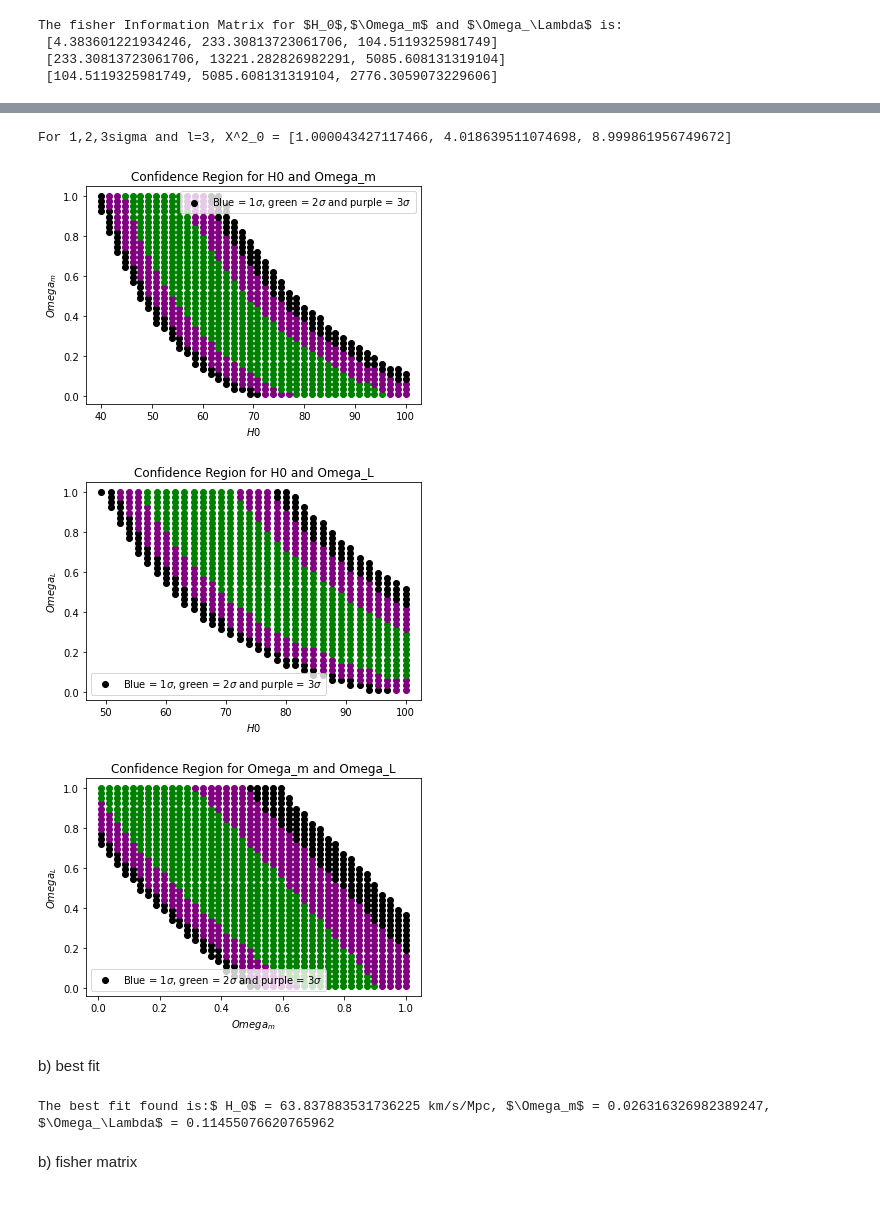
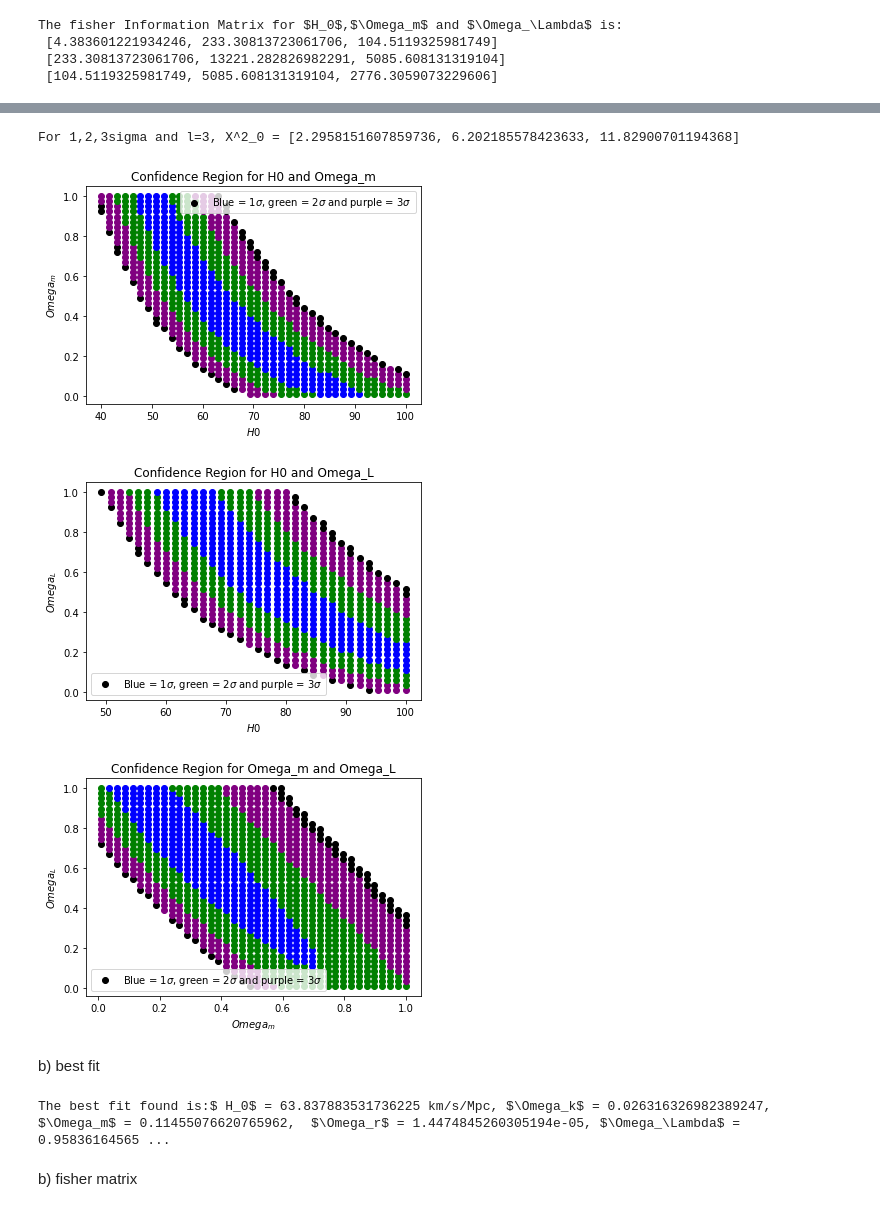
Before and after one commit to eduardojsbarroso/analise_de_dados, a Jupyter notebook: Lista_2_ab.ipynb, the cells around one changed output, grey strips where cells are left out. Saved outputs shown, nothing was run; the diff lists cells and outputs as text; code cells hidden in the pictures.

```diff
--- a/Lista_2_ab.ipynb
+++ b/Lista_2_ab.ipynb
@@ -156,11 +156,11 @@ We know that
 .\end{equation}
 For 1,2 and 3$\sigma$, $\alpha = 0.3173, 0.045, 0.0027$. After finding $X_{0l}$, I will need to compute the likelihood when all the parameters are set free to compute the confidence regions for $\lambda$. Thus, I will now implement the code for $5$ parameters.
 # %%
-x0_list = [scs.chi2.ppf(0.6827, 1), scs.chi2.ppf(0.955, 1), scs.chi2.ppf(0.9973, 1)]
+x0_list = [scs.chi2.ppf(0.6827, 2), scs.chi2.ppf(0.955, 2), scs.chi2.ppf(0.9973, 2)]
 
 print(f"For 1,2,3sigma and l=3, X^2_0 = {x0_list}")
 # %% [output]
-For 1,2,3sigma and l=3, X^2_0 = [1.000043427117466, 4.018639511074698, 8.999861956749672]
+For 1,2,3sigma and l=3, X^2_0 = [2.2958151607859736, 6.202185578423633, 11.82900701194368]
 # %%
 #To find the confidence region, we must compute the parameter values so that -2ln \lambda < x0
 ln_L = sp1.likelihood_ln(sp1.theta['x'])
@@ -170,39 +170,39 @@ interval2 = np.linspace(0.01 ,1.0, 40)
 intervals = [interval0, interval1, interval2]
 pairs = [[0,1],[0,2],[1,2]]
 labels = [['H0', 'Omega_m'],['H0', 'Omega_L'],['Omega_m', 'Omega_L']]
 for p in range (0,3):
     variable1_int=intervals[pairs[p][0]]
     variable2_int=intervals[pairs[p][1]]
     for a in variable1_int:
         for b in variable2_int:
             theta0 = [69.68452706,  0.26529616,  0.74561483]
             theta0[pairs[p][0]] = a
             theta0[pairs[p][1]] = b
             c = ['black']
             label = ['']
             try:
                 lambda_f0 = sp1.likelihood_ln(theta0) / ln_L
-                if lambda_f0<1:
+                if lambda_f0<x0_list[0]:
                     c[0]='blue'
                     label='$1\sigma$'
-                elif lambda_f0 > 1 and lambda_f0 <4:
+                elif lambda_f0 > x0_list[0] and lambda_f0 <x0_list[1]:
                     c[0]='green'
                     label='$2\sigma$'
-                elif lambda_f0 > 4 and lambda_f0 <9:
+                elif lambda_f0 > x0_list[1] and lambda_f0 <x0_list[2]:
                     c[0]='purple'
                     label='$3\sigma$'
                 plt.scatter(a, b, c=c)
             except ValueError:
                 pass
     plt.legend(['Blue = $1\sigma$, green = $2\sigma$ and purple = $3\sigma$'])
     plt.title(f'Confidence Region for {labels[p][0]} and {labels[p][1]}')
     plt.ylabel(f'${labels[p][1]}$')
     plt.xlabel(f'${labels[p][0]}$')
     plt.show()
 # %% [output]
-[figure, old version]
+[figure, new version]
-[figure, old version]
+[figure, new version]
-[figure, old version]
+[figure, new version]
 # %%
 class SuperNova2:
     def __init__(self,z_list, sigma_list, u_list):
@@ -304,9 +304,9 @@ sp2 = SuperNova2(z_list,sigma_list,u_list)
 b) best fit
 # %%
 result = sp2.theta['x']
-print(f"The best fit found is:$ H_0$ = {result[0]} km/s/Mpc, $\Omega_m$ = {result[1]}, $\Omega_\Lambda$ = {result[2]}")
+print(f"The best fit found is:$ H_0$ = {result[0]} km/s/Mpc, $\Omega_k$ = {result[1]},  $\Omega_m$ = {result[2]},  $\Omega_r$ = {result[3]}, $\Omega_\Lambda$ = {result[4]}")
 # %% [output]
-The best fit found is:$ H_0$ = 63.837883531736225 km/s/Mpc, $\Omega_m$ = 0.026316326982389247, $\Omega_\Lambda$ = 0.11455076620765962
+The best fit found is:$ H_0$ = 63.837883531736225 km/s/Mpc, $\Omega_k$ = 0.026316326982389247,  $\Omega_m$ = 0.11455076620765962,  $\Omega_r$ = 1.4474845260305194e-05, $\Omega_\Lambda$ = 0.95836164565 ...
 # %% [markdown]
 b) fisher matrix
 # %%
```
Also changed, not shown: parts of 6 cells of this notebook.
